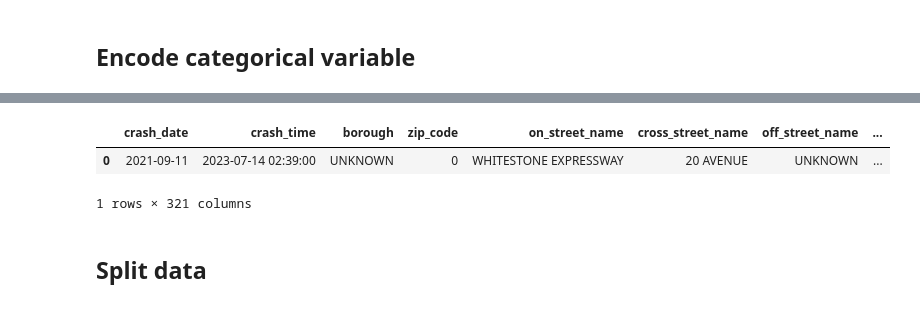
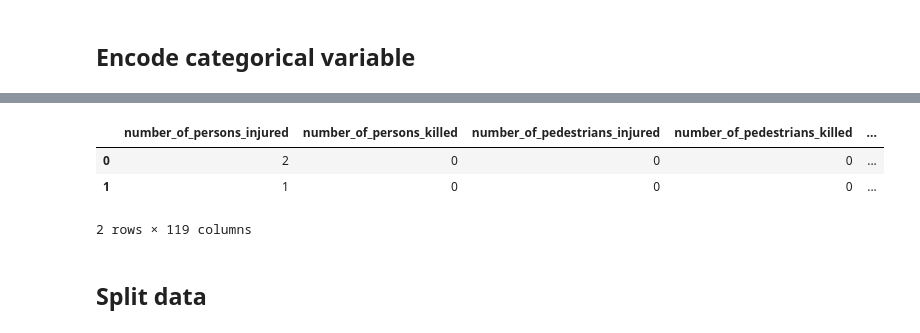
Before and after one commit to MigashaneVictoire/CNY_motor_Vehicle_collisions, a Jupyter notebook: 02_prepare_work_file.ipynb, the cells around one changed output, grey strips where cells are left out. Drawn from its saved outputs; the diff is of its cells as text; code cells hidden in the pictures.

```diff
--- a/02_prepare_work_file.ipynb
+++ b/02_prepare_work_file.ipynb
@@ -366,10 +405,15 @@ dtype: int64
 # %%
+# add borough at the end before cutting
+vehicle["borough_good"] = vehicle.borough
+
 # drop redundent columns
-remove_cols = ["location", "collision_id",
-               "number_of_persons_killed",
-              "number_of_pedestrians_killed",
-              "number_of_cyclist_killed",
-              "number_of_motorist_killed",
-              "latitude", "longitude"]
-vehicle = prepare_.drop_cols(vehicle, remove_cols)
+remove_cols = ["collision_id"]
+#                "number_of_persons_killed",
+#               "number_of_pedestrians_killed",
+#               "number_of_cyclist_killed",
+#               "number_of_motorist_killed",
+#               "latitude", "longitude",
+#               "crash_date" ,"crash_time",
+#               "zip_code"]
+vehicle = prepare_.drop_cols(vehicle.iloc[:,10:], remove_cols)
 # %% [output]
@@ -388,7 +436,7 @@ vehicle_before_encoding.head(1)
 **Remove Outliers**
 # %%
 # remove outliers
-vehicle = vehicle[zillow.bedrooms < 5]
+# vehicle = vehicle[zillow.bedrooms < 5]
 # zillow = zillow[zillow.bathrooms < 5]
 # zillow = zillow[(zillow.year_built >= 1910) & (zillow.year_built <= 2017)]
 # zillow = zillow[(zillow.sqr_feet > 500) & (zillow.sqr_feet <= 3800)]
@@ -448,12 +496,12 @@ dummies.head(1)
 # %%
 # add dummies to the dataset
-vehicle[dummies.columns] = dummies
-
-vehicle.head(1)
+vehicle_encoded = pd.concat([vehicle, dummies], axis=1)
+vehicle_encoded.head(2)
 # %% [output]
-|  | crash_date | crash_time | borough | zip_code | on_street_name | cross_street_name | off_street_name | ... |
-| 0 | 2021-09-11 | 2023-07-14 02:39:00 | UNKNOWN | 0 | WHITESTONE EXPRESSWAY | 20 AVENUE | UNKNOWN | ... |
+|  | number_of_persons_injured | number_of_persons_killed | number_of_pedestrians_injured | number_of_pedestrians_killed | ... |
+| 0 | 2 | 0 | 0 | 0 | ... |
+| 1 | 1 | 0 | 0 | 0 | ... |
-1 rows × 321 columns
+2 rows × 119 columns
 # %% [markdown]
 ## Split data
 # %%
```
Also changed, not shown: parts of 16 cells of this notebook.
